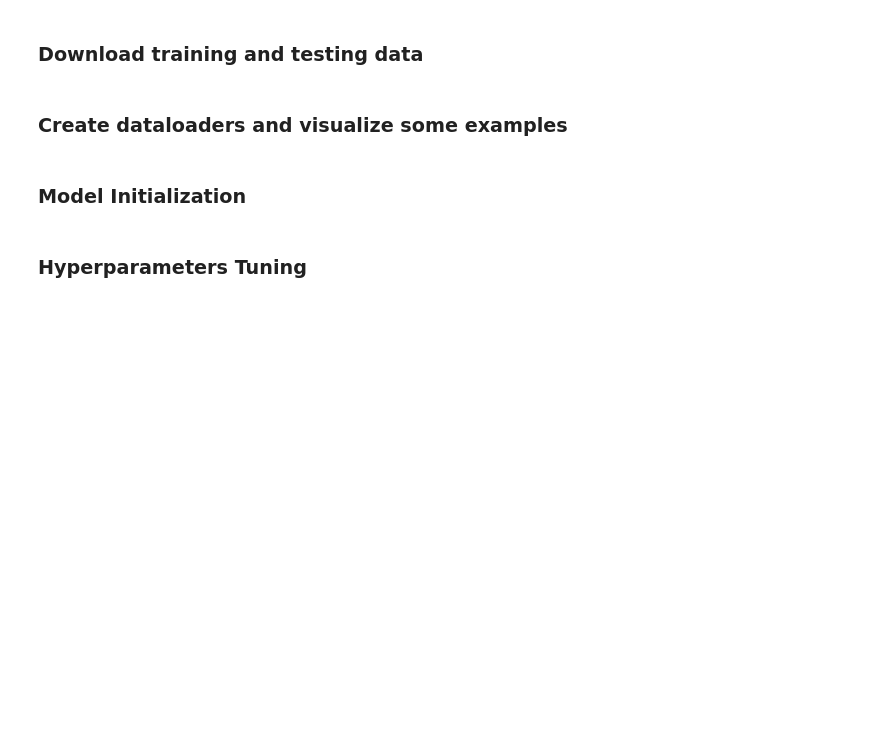
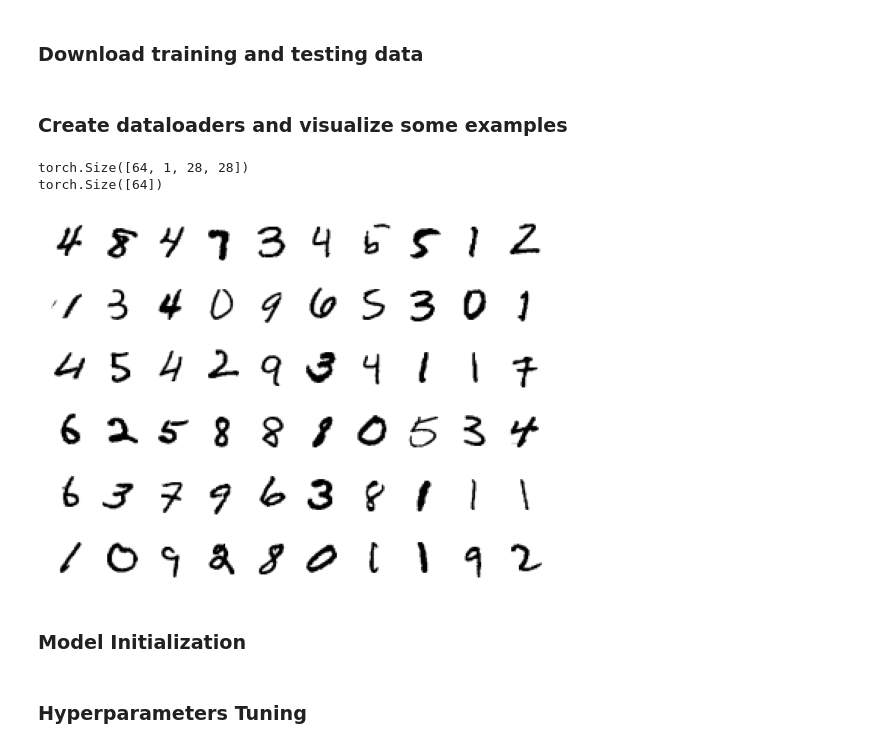
Before and after one commit to ryanbylee/handwritten-digit-classifier, a Jupyter notebook: handwritten_digit_classifier.ipynb, the cells around one changed output. Drawn from its saved outputs; the diff is of its cells as text; code cells hidden in the pictures; blank space fills up the shorter version.

Commit message:
successfully download dataset and load/split trainset and testset

```diff
--- a/handwritten_digit_classifier.ipynb
+++ b/handwritten_digit_classifier.ipynb
@@ -25,27 +42,34 @@ Mounted at /content/gdrive
 ### Download training and testing data
 # %%
 #The line below gets the dataset and downloads it into the specified path
-dataset = torchvision.datasets.MNIST('PATH_FOR_TRAINING_SET', download=True, train=True) # consider how to separate this into multiple datasets
+dataset = torchvision.datasets.MNIST('PATH_FOR_TRAINING_SET', download=True, train=True, transform = ToTensor()) # consider how to separate this into multiple datasets
 
 #PyTorch uses dataloaders which you can learn about here: https://pytorch.org/tutorials/beginner/basics/data_tutorial.html
 #This is a convenient module for training, it automatically prepares your data for training with a given batch size.
 #The shuffle argument will automatically randomize the order of your data (but will keep inputs with associated outputs!)
+trainset, testset = torch.utils.data.random_split(dataset, [0.7, 0.3] )
 trainloader = torch.utils.data.DataLoader(trainset, batch_size = 64, shuffle = True)
 # %% [markdown]
 ### Create dataloaders and visualize some examples
 # %%
+
+
 dataiter = iter(trainloader)
-images, labels = dataiter.next()
+images, labels = next(dataiter)
 
 print(images.shape)
 print(labels.shape)
 
 figure = plt.figure()
 num_of_images = 60
 for index in range(1, num_of_images + 1):
     plt.subplot(6, 10, index)
     plt.axis('off')
     plt.imshow(images[index].numpy().squeeze(), cmap='gray_r')
+# %% [output]
+torch.Size([64, 1, 28, 28])
+torch.Size([64])
+[figure, added]
 # %% [markdown]
 ### Model Initialization
 # %%
```
Also changed, not shown: parts of 3 cells of this notebook.
